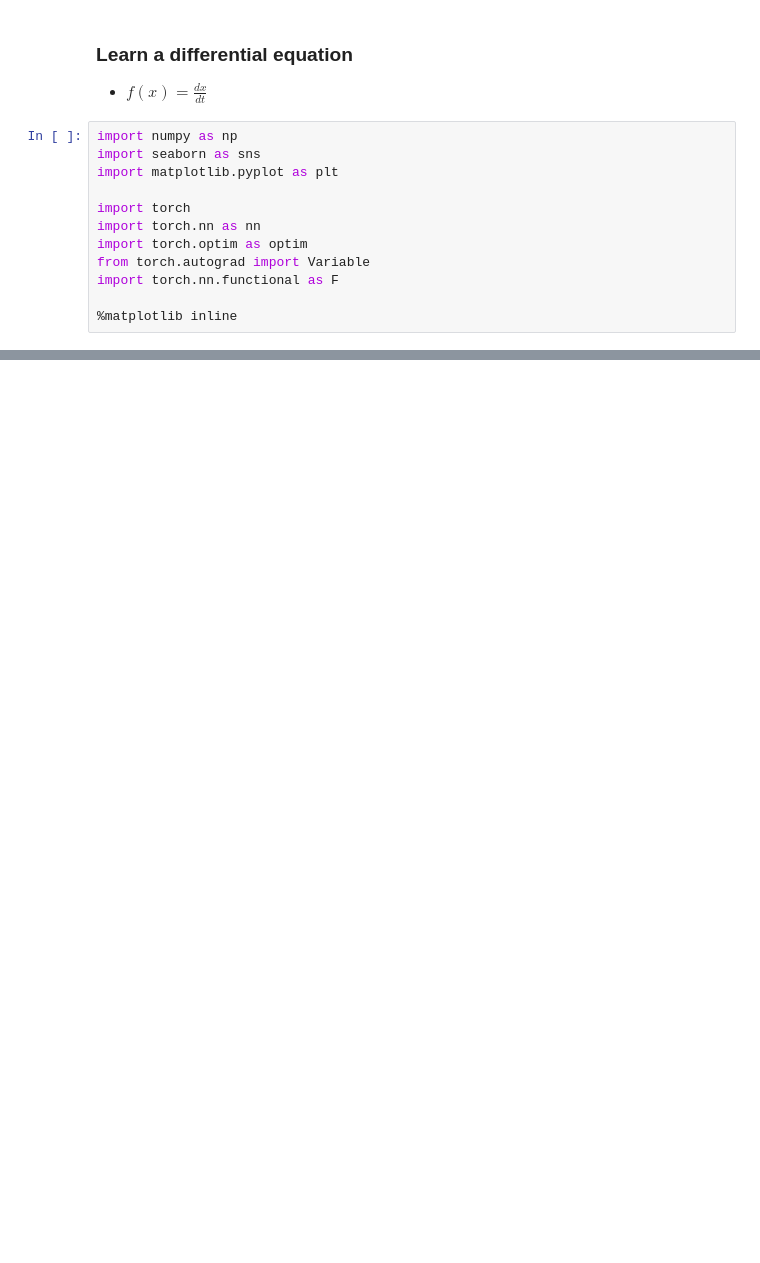
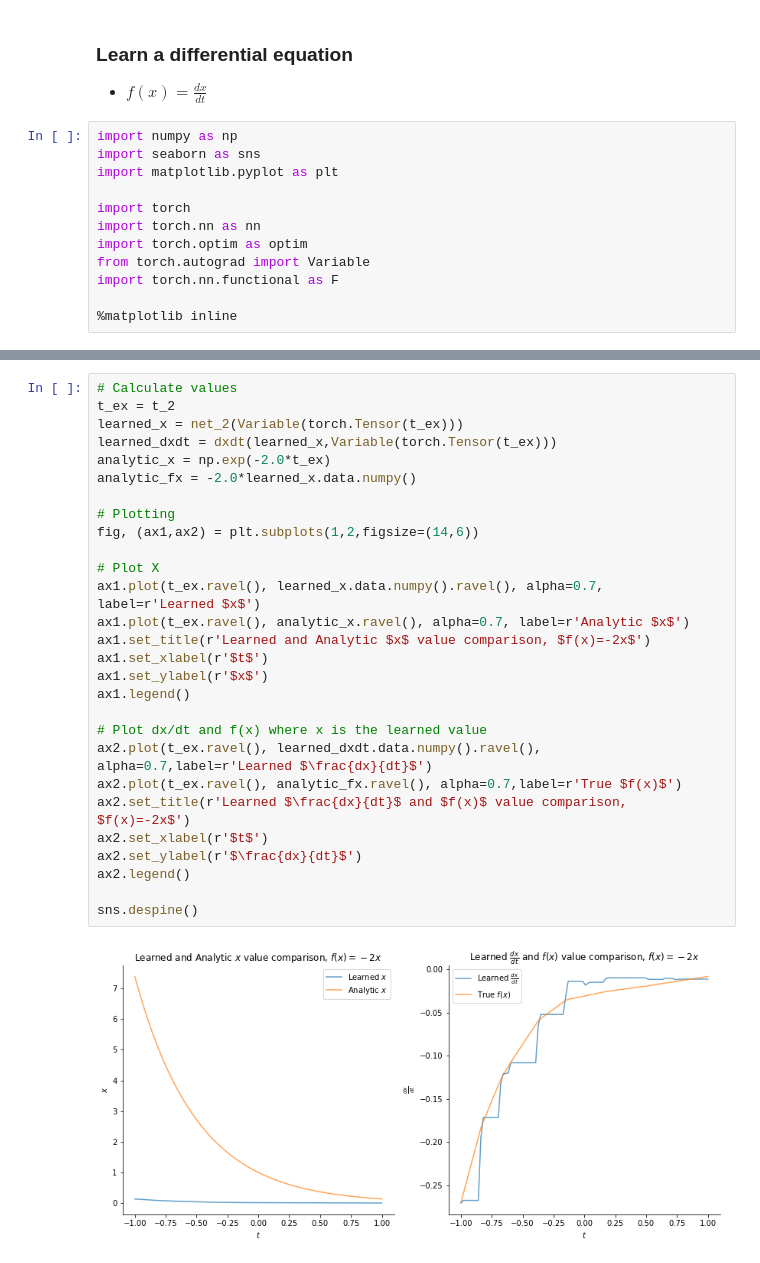
Before and after one commit to dsondak/pavlos_research, a Jupyter notebook: diff_eq/1.0_learn_diff_eq.ipynb, the cells around one changed output, grey strips where cells are left out. Drawn from its saved outputs; the diff is of its cells as text; blank space fills up the shorter version.

```diff
--- a/diff_eq/1.0_learn_diff_eq.ipynb
+++ b/diff_eq/1.0_learn_diff_eq.ipynb
@@ -201,0 +228,30 @@ print(f'Analytic f(x): {analytic_fx.ravel()}')
+# %%
+# Calculate values
+t_ex = t_2
+learned_x = net_2(Variable(torch.Tensor(t_ex)))
+learned_dxdt = dxdt(learned_x,Variable(torch.Tensor(t_ex)))
+analytic_x = np.exp(-2.0*t_ex)
+analytic_fx = -2.0*learned_x.data.numpy()
+
+# Plotting
+fig, (ax1,ax2) = plt.subplots(1,2,figsize=(14,6))
+
+# Plot X
+ax1.plot(t_ex.ravel(), learned_x.data.numpy().ravel(), alpha=0.7, label=r'Learned $x$')
+ax1.plot(t_ex.ravel(), analytic_x.ravel(), alpha=0.7, label=r'Analytic $x$')
+ax1.set_title(r'Learned and Analytic $x$ value comparison, $f(x)=-2x$')
+ax1.set_xlabel(r'$t$')
+ax1.set_ylabel(r'$x$')
+ax1.legend()
+
+# Plot dx/dt and f(x) where x is the learned value
+ax2.plot(t_ex.ravel(), learned_dxdt.data.numpy().ravel(), alpha=0.7,label=r'Learned $\frac{dx}{dt}$')
+ax2.plot(t_ex.ravel(), analytic_fx.ravel(), alpha=0.7,label=r'True $f(x)$')
+ax2.set_title(r'Learned $\frac{dx}{dt}$ and $f(x)$ value comparison, $f(x)=-2x$')
+ax2.set_xlabel(r'$t$')
+ax2.set_ylabel(r'$\frac{dx}{dt}$')
+ax2.legend()
+
+sns.despine()
+# %% [output]
+[figure, added]
```
Also changed, not shown: parts of 29 cells of this notebook.
